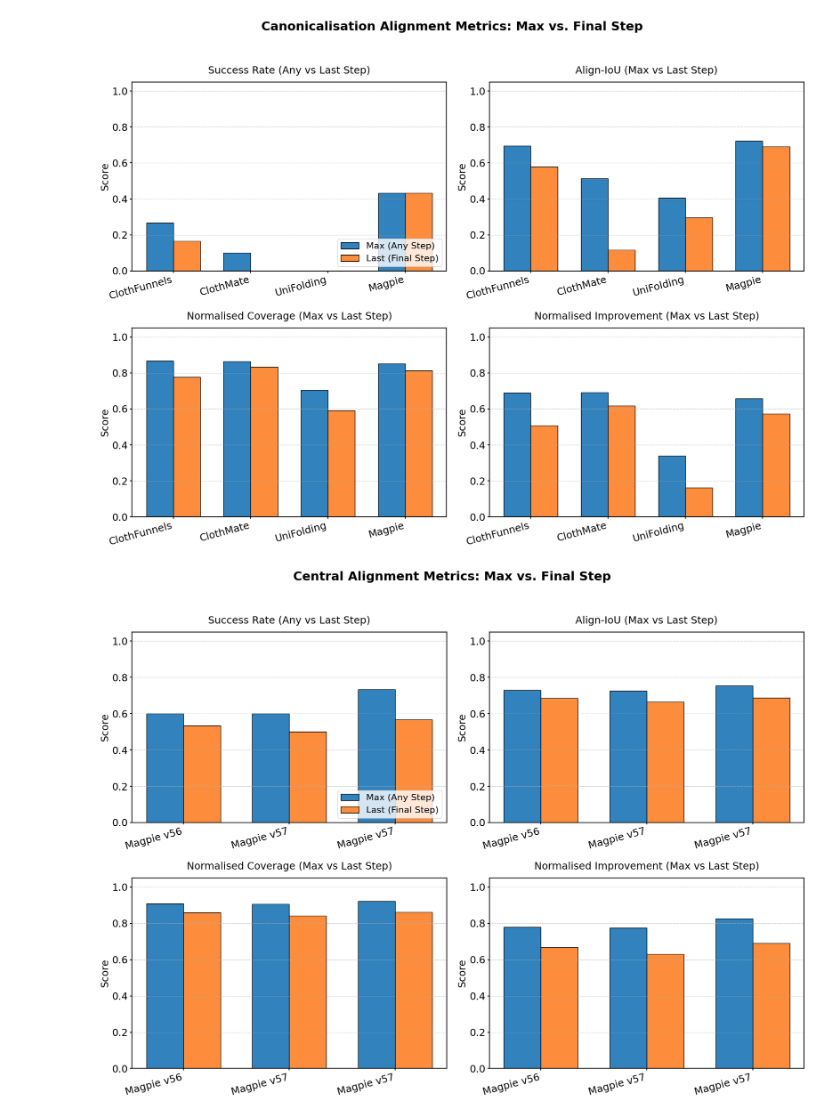
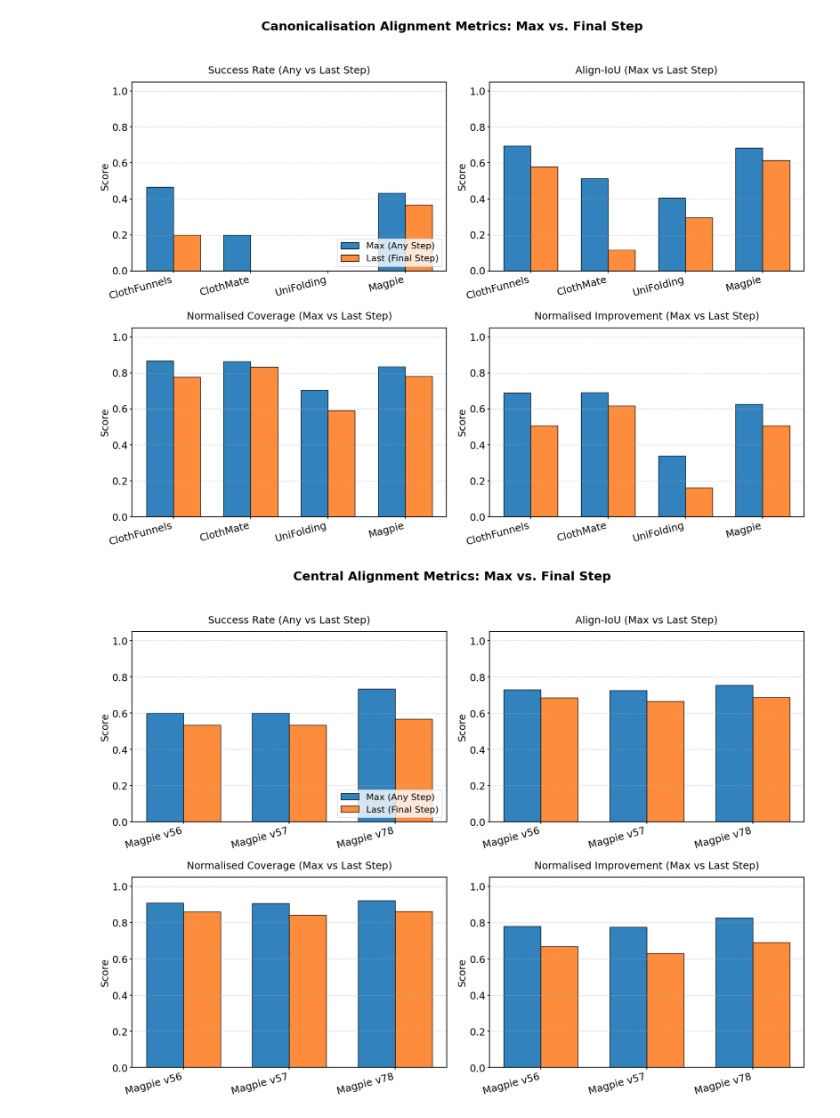
Before and after one commit to halid1020/bimanual_garment_folding, a Jupyter notebook: analysis/magpie/alignment_sim.ipynb, the cells around one changed output. Drawn from its saved outputs; the diff is of its cells as text; code cells hidden in the pictures.

```diff
--- a/analysis/magpie/alignment_sim.ipynb
+++ b/analysis/magpie/alignment_sim.ipynb
@@ -110,7 +110,7 @@ def process_and_plot_task(data_dir, experiments, task_title):
     for exp in experiments:
         path = os.path.join(data_dir, exp["name"], exp["check"], "performance.csv")
         if os.path.exists(path):
-            m = aggregate_performance_custom(path, iou_thresh=0.7, nc_thresh=0.85)
+            m = aggregate_performance_custom(path, iou_thresh=0.7, nc_thresh=0.8)
             m["experiment"] = exp["label"]
             rows.append(m)
         else:
@@ -244,7 +244,7 @@ def generate_latex_table_for_experiments(data_dir, experiments, step_limits=[5,
             path = os.path.join(data_dir, exp["name"], exp["check"], "performance.csv")
 
             if os.path.exists(path):
-                metrics = aggregate_performance_custom(path, iou_thresh=0.7, nc_thresh=0.85, max_steps=step)
+                metrics = aggregate_performance_custom(path, iou_thresh=0.7, nc_thresh=0.8, max_steps=step)
 
                 formatted_results[step][label]['SR'] = f"{metrics['SR_max_successes']}/{metrics['Total_traj']}"
                 formatted_results[step][label]['NI'] = f"{metrics['NI_max_mean']*100:.1f} $\\pm$ {metrics['NI_max_std']*100:.1f}"
@@ -330,7 +330,7 @@ canon_experiments = [
     {"name": "cloth_funnel_longsleeve_canon_align_from_crumpled", "label": "ClothFunnels", "check": "eval_checkpoint_-1"},
     {"name": "clothmate_longsleeve_canon_align_from_crumpled", "label": "ClothMate", "check": "eval_checkpoint_True"},
     {"name": "unifolding_canon_align_from_crumpled", "label": "UniFolding", "check": "eval_checkpoint_True"},
-    {"name": "transfer_eval_magpie_ctr_align_longsleeve_p4_v57/magpie/multi_longsleeve_provide_semkey_pixel_no_success_stop_resol_128_workspace_height_2", "label": "Magpie", "check": "eval_checkpoint_-2"},
+    {"name": "transfer_eval_magpie_ctr_align_longsleeve_p4_v78/magpie/multi_longsleeve_provide_semkey_pixel_no_success_stop_resol_128_workspace_height_2", "label": "Magpie", "check": "eval_checkpoint_-2"},
 ]
 
 central_experiments = [
@@ -343,51 +343,51 @@ plot_experiments = [
     {"name": "unifolding_canon_align_from_crumpled", "label": "UniFolding (Longsleeve, Caonicalisation)", "check": "eval_checkpoint_True"},
     {"name": "clothmate_longsleeve_canon_align_from_crumpled", "label": "ClothMate (Longsleeve, Caonicalisation)", "check": "eval_checkpoint_True"},
     {"name": "cloth_funnel_longsleeve_canon_align_from_crumpled", "label": "ClothFunnels (Longsleeve, Caonicalisation)", "check": "eval_checkpoint_-1"},
-    {"name": "transfer_eval_magpie_ctr_align_longsleeve_p4_v57/magpie/multi_longsleeve_provide_semkey_pixel_no_success_stop_resol_128_workspace_height_2", "label": "Magpie (Longsleeve, Caonicalisation)", "check": "eval_checkpoint_-2"},
-    {"name": "magpie_ctr_align_longsleeve_p4_v57", "label": "Magpie (Longsleeve, Central-Alignment)", "check": "eval_checkpoint_-2"},
+    {"name": "transfer_eval_magpie_ctr_align_longsleeve_p4_v78/magpie/multi_longsleeve_provide_semkey_pixel_no_success_stop_resol_128_workspace_height_2", "label": "Magpie (Longsleeve, Caonicalisation)", "check": "eval_checkpoint_-2"},
+    {"name": "magpie_ctr_align_longsleeve_p4_v78", "label": "Magpie (Longsleeve, Central-Alignment)", "check": "eval_checkpoint_-2"},
     {"name": "magpie_ctr_align_trousers_p4_v0", "label": "Magpie (Trousers, Central-Alignment)", "check": "best"},
 ]
 
-plot_episodes_to_show = [0, 0, 0, 0, 1]
+plot_episodes_to_show = [12, 12, 12, 12, 24, 6]
 
 # Specific configurations for the LaTeX table evaluation with updated labels
 table_experiments = [
     {"name": "cloth_funnel_longsleeve_canon_align_from_crumpled", "label": "ClothFunnels (Canon)", "check": "eval_checkpoint_-1"},
     {"name": "clothmate_longsleeve_canon_align_from_crumpled", "label": "ClothMate (Canon)", "check": "eval_checkpoint_True"},
     {"name": "unifolding_canon_align_from_crumpled", "label": "UniFolding (Canon)", "check": "eval_checkpoint_True"},
-    {"name": "transfer_eval_magpie_ctr_align_longsleeve_p4_v57/magpie/multi_longsleeve_provide_semkey_pixel_no_success_stop_resol_128_workspace_height_2", "label": "Magpie (Canon)", "check": "eval_checkpoint_-2"},
-    {"name": "magpie_ctr_align_longsleeve_p4_v57", "label": "Magpie (Central)", "check": "eval_checkpoint_-2"},
+    {"name": "transfer_eval_magpie_ctr_align_longsleeve_p4_v78/magpie/multi_longsleeve_provide_semkey_pixel_no_success_stop_resol_128_workspace_height_2", "label": "Magpie (Canon)", "check": "eval_checkpoint_-2"},
+    {"name": "magpie_ctr_align_longsleeve_p4_v78", "label": "Magpie (Central)", "check": "eval_checkpoint_-2"},
 ]
 
 my_crop_settings = {
     'start_x': 0.01, 'stride_x': 0.165, 'box_w': 0.160,
     'start_y': 0.0, 'stride_y': 0.25, 'box_h': 0.247,
     'row_y_offsets': [0.005, 0.0, 0.0, 0.0],
     'pad_width_frac': 0.0
 }
 
 # 1. Bar Charts
 process_and_plot_task(data_dir, canon_experiments, task_title="Canonicalisation Alignment")
 process_and_plot_task(data_dir, central_experiments, task_title="Central Alignment")
 
 # 2. Visualizations
 plot_trajectory_visualizations(
     data_dir,
     plot_experiments,
     episodes_list=plot_episodes_to_show,
     num_steps=11,
     crop_params=my_crop_settings
 )
 
 # 3. Output the LaTeX Table Request
 generate_latex_table_for_experiments(
     data_dir,
     table_experiments,
     step_limits=[5, 10, 15, 20]
 )
 # %% [output]
-[figure, old version]
+[figure, new version]
-[figure, old version]
+[figure, new version]
 --- LaTeX Table Output ---
 \begin{tabular}{l|cp{2.3cm}p{2.3cm}p{2.3cm}p{2.3cm}||c}
 Longsleeve & ClothFunnels (Canon) & ClothMate (Canon) & UniFolding (Canon) & Magpie (Canon) & Magpie (Central) \\
```
Also changed, not shown: parts of 1 cell of this notebook, 1 other file.
